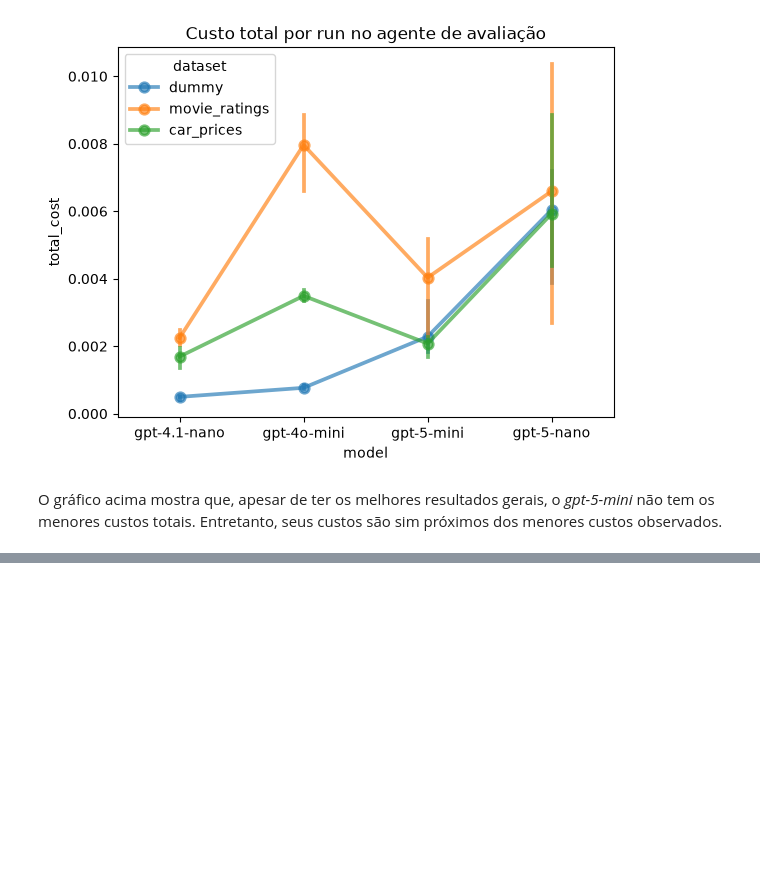
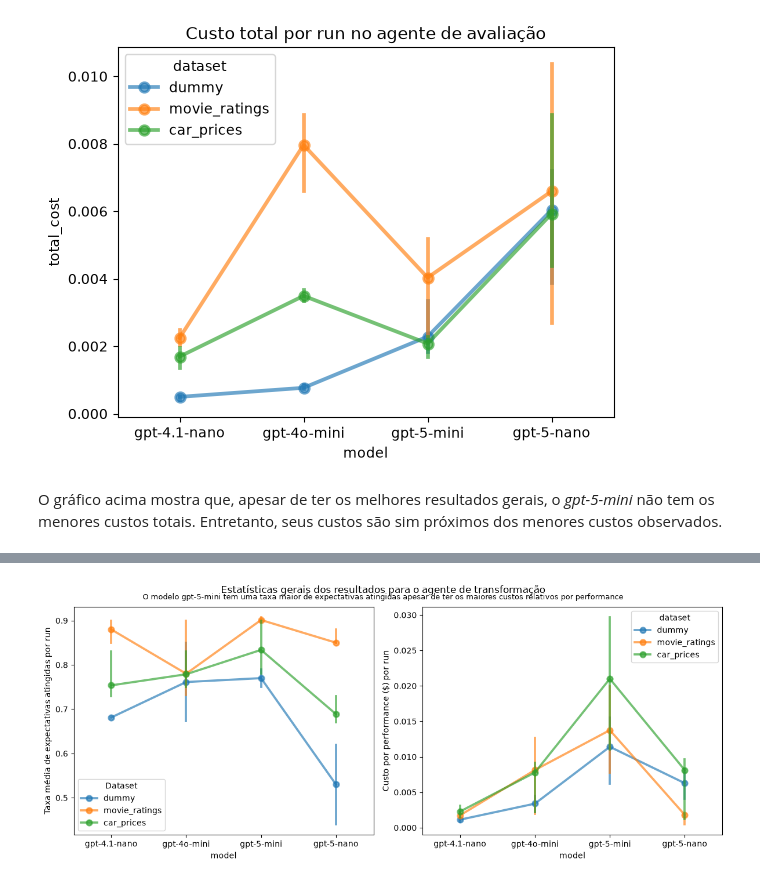
Before and after one commit to Pendulun/data-readiness-agent, a Jupyter notebook: notebooks/results-PT-BR.ipynb, the cells around one changed output, grey strips where cells are left out. Cells and saved outputs as stored; diff of their text form; code cells hidden in the pictures; blank space fills up the shorter version.

Commit message:
feat: Add transformation results section

```diff
--- a/notebooks/results-PT-BR.ipynb
+++ b/notebooks/results-PT-BR.ipynb
@@ -307,4 +310,4 @@ def get_general_results(all_results:dict[str, pd.DataFrame]):
     return results
 # %%
-results = get_general_results(eval_results)
+general_eval_results = get_general_results(eval_results)
 # %%
@@ -349,0 +356,17 @@ O gráfico acima mostra que, apesar de ter os melhores resultados gerais, o *gpt
+# %%
+def load_transform_results() -> dict[str, pd.DataFrame]:
+    RESULTS_BASE_DIR_PATH = "../src_data_readyness_agent/testing/test_results/"
+    results_map = [
+        {'dataset':'dummy', 'path':RESULTS_BASE_DIR_PATH + "transformation_agent_dummy_data.csv"},
+        {'dataset':'movie_ratings', 'path':RESULTS_BASE_DIR_PATH + "transformation_agent_movie_ratings_data.csv"},
+        {'dataset':'car_prices', 'path':RESULTS_BASE_DIR_PATH + "transformation_agent_car_price_data.csv"}
+    ]
+    result = dict()
+    for dataset_result in results_map:
+        curr_result = pd.read_csv(dataset_result['path'])
+        result[dataset_result['dataset']] = curr_result
+    return result
+# %%
+transformation_results = load_transform_results()
+for dataset_name, df in transformation_results.items():
+    print(dataset_name, "results shape:", df.shape)
@@ -349,0 +397,8 @@ O gráfico acima mostra que, apesar de ter os melhores resultados gerais, o *gpt
+# %%
+general_transformation_results = get_general_results(transformation_results)
+# %%
+suptitle = "Estatísticas gerais dos resultados para o agente de transformação"
+title = "O modelo gpt-5-mini tem uma taxa maior de expectativas atingidas apesar de ter os maiores custos relativos por performance"
+plot_general_results(general_transformation_results, suptitle=suptitle,title=title)
+# %% [output]
+[figure, added]
```
Also changed, not shown: parts of 14 cells of this notebook.
